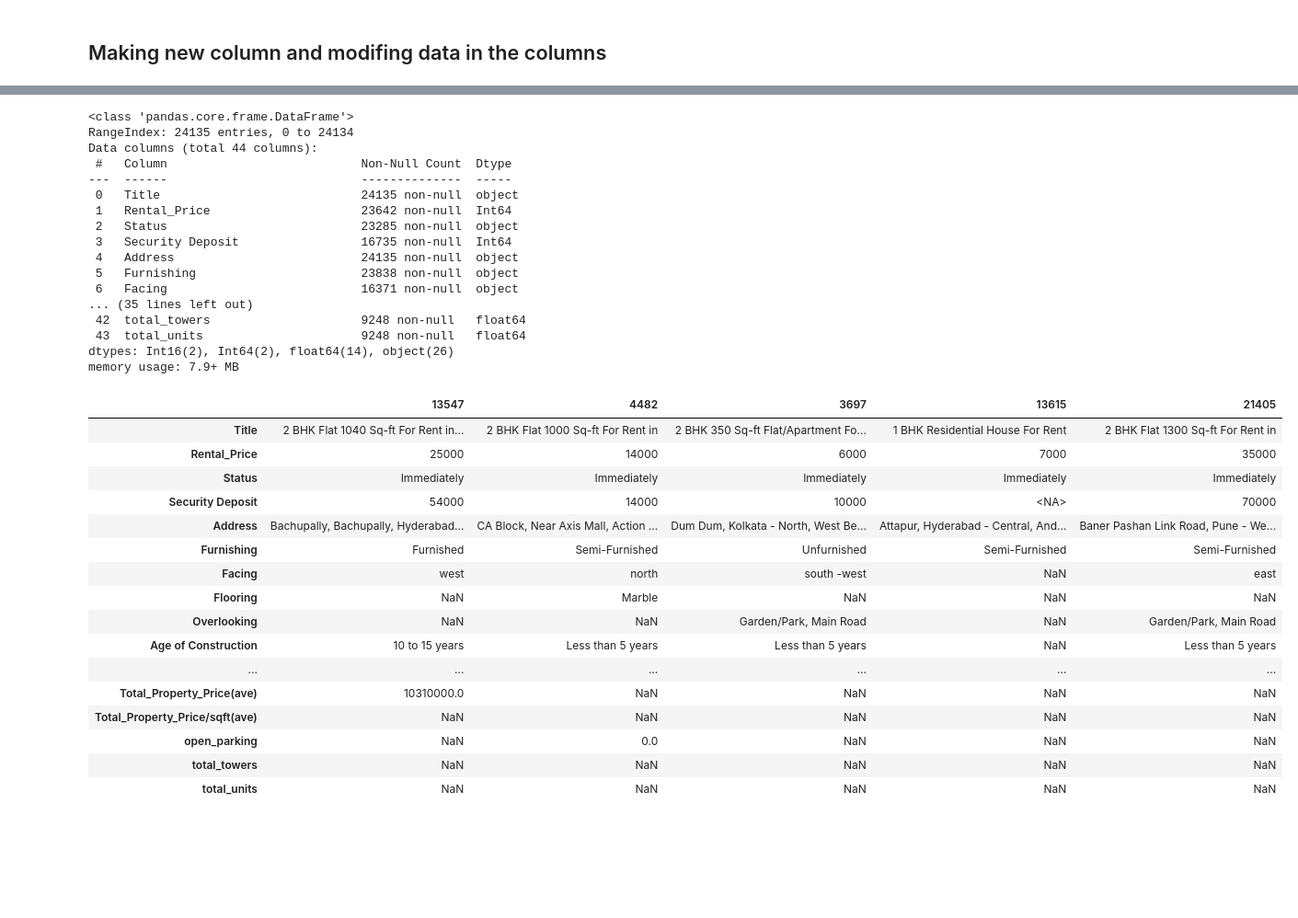
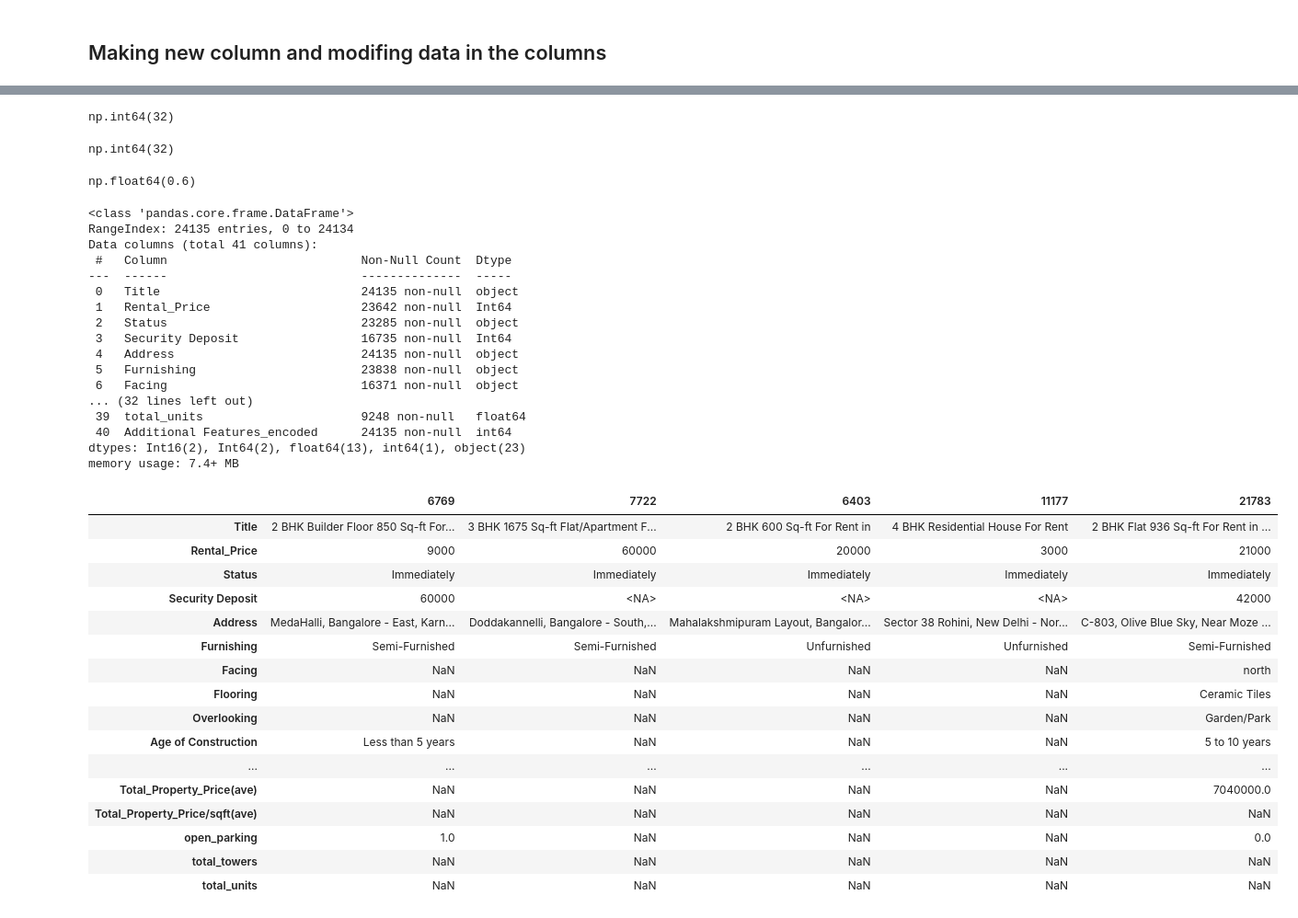
Before and after one commit to Himanshu7d3/House_Rent_Prediction, a Jupyter notebook: New_Data_Cleaning.ipynb, the cells around one changed output, grey strips where cells are left out. Shown at 92% size. Drawn from its saved outputs; the diff is of its cells as text; code cells hidden in the pictures; blank space fills up the shorter version.

```diff
--- a/New_Data_Cleaning.ipynb
+++ b/New_Data_Cleaning.ipynb
@@ -825,9 +827,28 @@ df31.drop(['Total_Tower & Unit'],axis=1,inplace=True)
+# %%
+df32=df31.copy()
+# %%
+df32['Boundary Wall'].count()
+# %% [output]
+np.int64(32)
+# %%
+df32['Any Construction done'].count()
+# %% [output]
+np.int64(32)
+# %%
+df32['Any Construction done'] = df32['Any Construction done'].map({'Yes': 1, 'No': 0})
+df32['Boundary Wall'] = df32['Boundary Wall'].map({'Yes': 1, 'No': 0})
+
+df32['Any Construction done'].corr(df32['Boundary Wall'])
+# %% [output]
+np.float64(0.6)
+# %%
+df32.drop(['RERA ID','Brokerage Response','No of Open Sides','Additional Features'],axis=1,inplace=True)
 # %%
-df31.info()
+df32.info()
 # %% [output]
 <class 'pandas.core.frame.DataFrame'>
 RangeIndex: 24135 entries, 0 to 24134
-Data columns (total 44 columns):
+Data columns (total 41 columns):
  #   Column                           Non-Null Count  Dtype
 ---  ------                           --------------  -----
  0   Title                            24135 non-null  object
@@ -837,28 +858,28 @@ Data columns (total 44 columns):
  4   Address                          24135 non-null  object
  5   Furnishing                       23838 non-null  object
  6   Facing                           16371 non-null  object
-... (35 lines left out)
- 42  total_towers                     9248 non-null   float64
- 43  total_units                      9248 non-null   float64
-dtypes: Int16(2), Int64(2), float64(14), object(26)
-memory usage: 7.9+ MB
+... (32 lines left out)
+ 39  total_units                      9248 non-null   float64
+ 40  Additional Features_encoded      24135 non-null  int64
+dtypes: Int16(2), Int64(2), float64(13), int64(1), object(23)
+memory usage: 7.4+ MB
 # %%
-df31.sample(5).transpose()
+df32.sample(5).transpose()
 # %% [output]
-|  | 13547 | 4482 | 3697 | 13615 | 21405 |
-| Title | 2 BHK Flat 1040 Sq-ft For Rent in... | 2 BHK Flat 1000 Sq-ft For Rent in | 2 BHK 350 Sq-ft Flat/Apartment Fo... | 1 BHK Residential House For Rent | 2 BHK Flat 1300 Sq-ft For Rent in |
-| Rental_Price | 25000 | 14000 | 6000 | 7000 | 35000 |
+|  | 6769 | 7722 | 6403 | 11177 | 21783 |
+| Title | 2 BHK Builder Floor 850 Sq-ft For... | 3 BHK 1675 Sq-ft Flat/Apartment F... | 2 BHK 600 Sq-ft For Rent in | 4 BHK Residential House For Rent | 2 BHK Flat 936 Sq-ft For Rent in ... |
+| Rental_Price | 9000 | 60000 | 20000 | 3000 | 21000 |
 | Status | Immediately | Immediately | Immediately | Immediately | Immediately |
-| Security Deposit | 54000 | 14000 | 10000 | <NA> | 70000 |
-| Address | Bachupally, Bachupally, Hyderabad... | CA Block, Near Axis Mall, Action ... | Dum Dum, Kolkata - North, West Be... | Attapur, Hyderabad - Central, And... | Baner Pashan Link Road, Pune - We... |
-| Furnishing | Furnished | Semi-Furnished | Unfurnished | Semi-Furnished | Semi-Furnished |
-| Facing | west | north | south -west | NaN | east |
-| Flooring | NaN | Marble | NaN | NaN | NaN |
-| Overlooking | NaN | NaN | Garden/Park, Main Road | NaN | Garden/Park, Main Road |
-| Age of Construction | 10 to 15 years | Less than 5 years | Less than 5 years | NaN | Less than 5 years |
+| Security Deposit | 60000 | <NA> | <NA> | <NA> | 42000 |
+| Address | MedaHalli, Bangalore - East, Karn... | Doddakannelli, Bangalore - South,... | Mahalakshmipuram Layout, Bangalor... | Sector 38 Rohini, New Delhi - Nor... | C-803, Olive Blue Sky, Near Moze ... |
+| Furnishing | Semi-Furnished | Semi-Furnished | Unfurnished | Unfurnished | Semi-Furnished |
+| Facing | NaN | NaN | NaN | NaN | north |
+| Flooring | NaN | NaN | NaN | NaN | Ceramic Tiles |
+| Overlooking | NaN | NaN | NaN | NaN | Garden/Park |
+| Age of Construction | Less than 5 years | NaN | NaN | NaN | 5 to 10 years |
 | ... | ... | ... | ... | ... | ... |
-| Total_Property_Price(ave) | 10310000.0 | NaN | NaN | NaN | NaN |
+| Total_Property_Price(ave) | NaN | NaN | NaN | NaN | 7040000.0 |
 | Total_Property_Price/sqft(ave) | NaN | NaN | NaN | NaN | NaN |
-| open_parking | NaN | 0.0 | NaN | NaN | NaN |
+| open_parking | 1.0 | NaN | NaN | NaN | 0.0 |
 | total_towers | NaN | NaN | NaN | NaN | NaN |
 | total_units | NaN | NaN | NaN | NaN | NaN |
```
Also changed, not shown: parts of 4 cells of this notebook.
